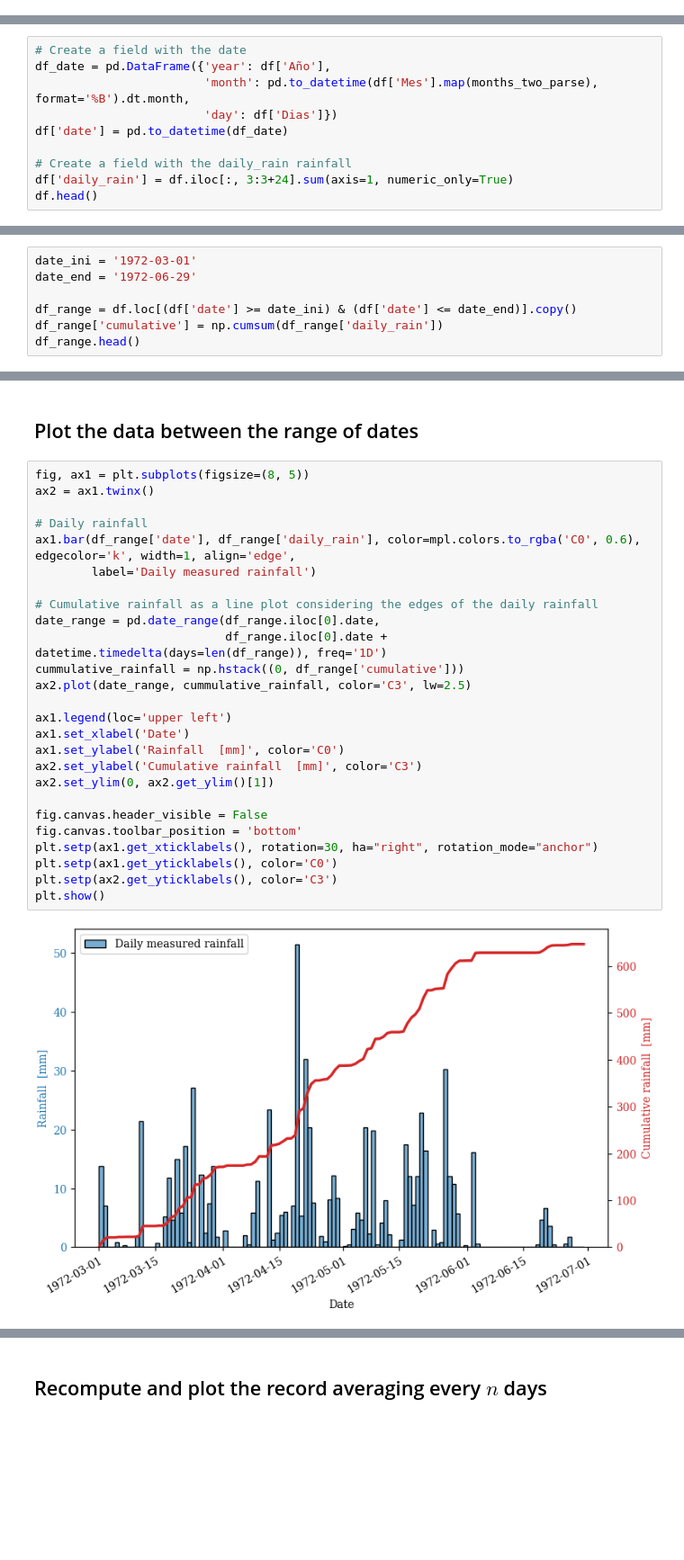
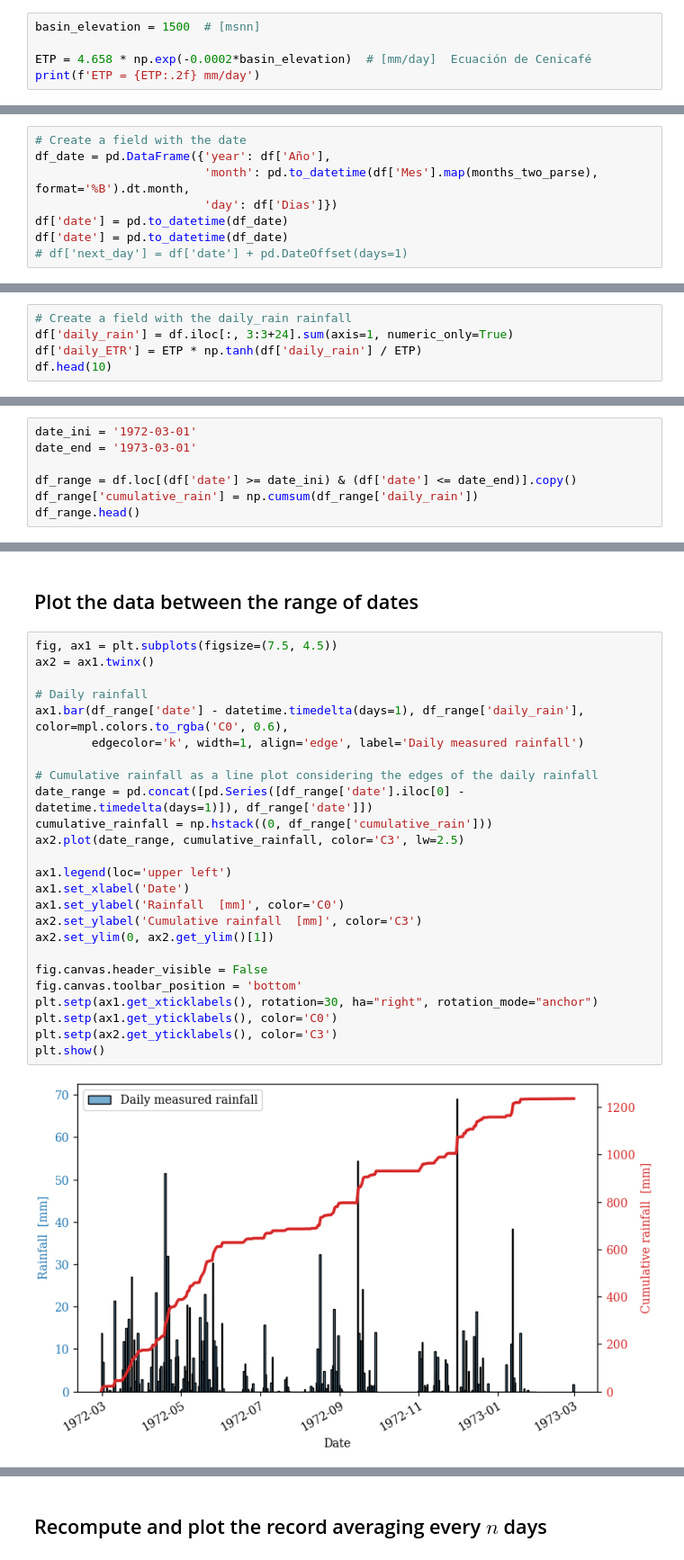
Before and after one commit to AppliedMechanics-EAFIT/irrigation_and_drainage_eng, a Jupyter notebook: notebooks/rainfall_record_processing.ipynb, the cells around one changed output, grey strips where cells are left out. Shown at 90% size. Drawn from its saved outputs; the diff is of its cells as text; blank space fills up the shorter version.

```diff
--- a/notebooks/rainfall_record_processing.ipynb
+++ b/notebooks/rainfall_record_processing.ipynb
@@ -43,0 +46,5 @@ mpl.rcParams.update(
+# %%
+basin_elevation = 1500  # [msnn]
+
+ETP = 4.658 * np.exp(-0.0002*basin_elevation)  # [mm/day]  Ecuación de Cenicafé
+print(f'ETP = {ETP:.2f} mm/day')
@@ -89,7 +98,5 @@ df_date = pd.DataFrame({'year': df['Año'],
                         'month': pd.to_datetime(df['Mes'].map(months_two_parse), format='%B').dt.month,
                         'day': df['Dias']})
 df['date'] = pd.to_datetime(df_date)
-
-# Create a field with the daily_rain rainfall
-df['daily_rain'] = df.iloc[:, 3:3+24].sum(axis=1, numeric_only=True)
-df.head()
+df['date'] = pd.to_datetime(df_date)
+# df['next_day'] = df['date'] + pd.DateOffset(days=1)
@@ -103,0 +105,5 @@ df.head()
+# %%
+# Create a field with the daily_rain rainfall
+df['daily_rain'] = df.iloc[:, 3:3+24].sum(axis=1, numeric_only=True)
+df['daily_ETR'] = ETP * np.tanh(df['daily_rain'] / ETP)
+df.head(10)
@@ -116,10 +135,10 @@ df_day
 ## Get the data for a range of dates
 # %%
 date_ini = '1972-03-01'
-date_end = '1972-06-29'
+date_end = '1973-03-01'
 
 df_range = df.loc[(df['date'] >= date_ini) & (df['date'] <= date_end)].copy()
-df_range['cumulative'] = np.cumsum(df_range['daily_rain'])
+df_range['cumulative_rain'] = np.cumsum(df_range['daily_rain'])
 df_range.head()
 # %% [output]
 |  | Año | Mes | Dias | 0a1 | 1a2 | 2a3 | 3a4 | 4a5 | 5a6 | 6a7 | ... | ... |
@@ -132,30 +151,29 @@ df_range.head()
 # %% [markdown]
 ## Plot the data between the range of dates
 # %%
-fig, ax1 = plt.subplots(figsize=(8, 5))
+fig, ax1 = plt.subplots(figsize=(7.5, 4.5))
 ax2 = ax1.twinx()
 
 # Daily rainfall
-ax1.bar(df_range['date'], df_range['daily_rain'], color=mpl.colors.to_rgba('C0', 0.6), edgecolor='k', width=1, align='edge',
-        label='Daily measured rainfall')
+ax1.bar(df_range['date'] - datetime.timedelta(days=1), df_range['daily_rain'], color=mpl.colors.to_rgba('C0', 0.6),
+        edgecolor='k', width=1, align='edge', label='Daily measured rainfall')
 
 # Cumulative rainfall as a line plot considering the edges of the daily rainfall
-date_range = pd.date_range(df_range.iloc[0].date,
-                           df_range.iloc[0].date + datetime.timedelta(days=len(df_range)), freq='1D')
-cummulative_rainfall = np.hstack((0, df_range['cumulative']))
-ax2.plot(date_range, cummulative_rainfall, color='C3', lw=2.5)
+date_range = pd.concat([pd.Series([df_range['date'].iloc[0] - datetime.timedelta(days=1)]), df_range['date']])
+cumulative_rainfall = np.hstack((0, df_range['cumulative_rain']))
+ax2.plot(date_range, cumulative_rainfall, color='C3', lw=2.5)
 
 ax1.legend(loc='upper left')
 ax1.set_xlabel('Date')
 ax1.set_ylabel('Rainfall  [mm]', color='C0')
 ax2.set_ylabel('Cumulative rainfall  [mm]', color='C3')
 ax2.set_ylim(0, ax2.get_ylim()[1])
 
 fig.canvas.header_visible = False
 fig.canvas.toolbar_position = 'bottom'
 plt.setp(ax1.get_xticklabels(), rotation=30, ha="right", rotation_mode="anchor")
 plt.setp(ax1.get_yticklabels(), color='C0')
 plt.setp(ax2.get_yticklabels(), color='C3')
 plt.show()
 # %% [output]
-[figure, old version]
+[figure, new version]
```
Also changed, not shown: parts of 11 cells of this notebook.
